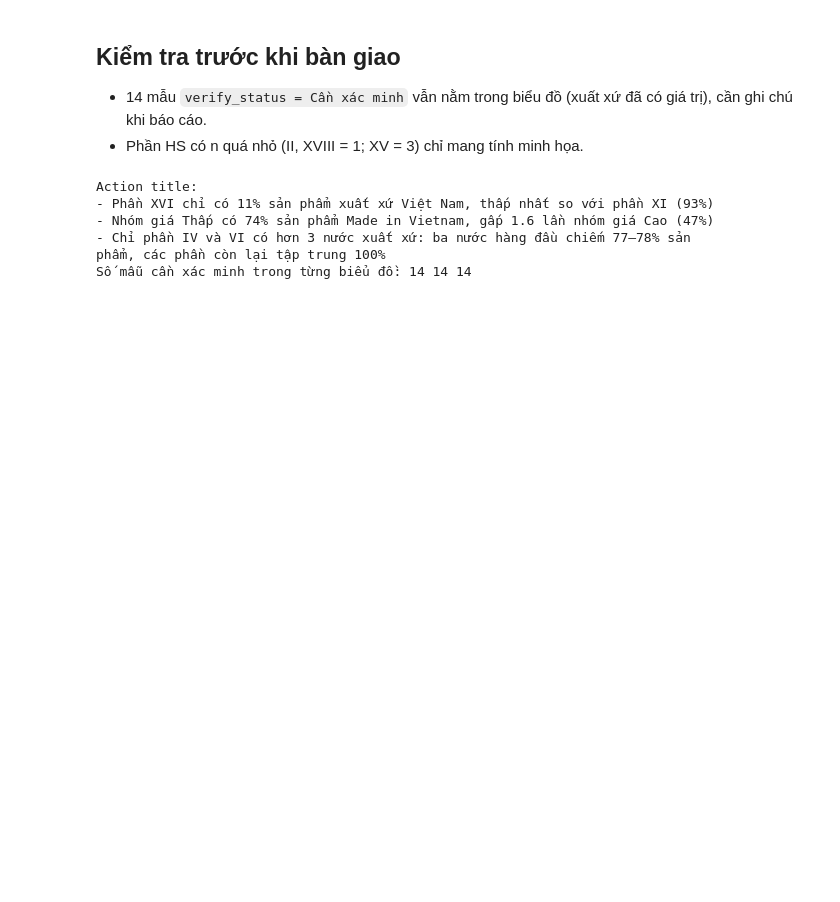
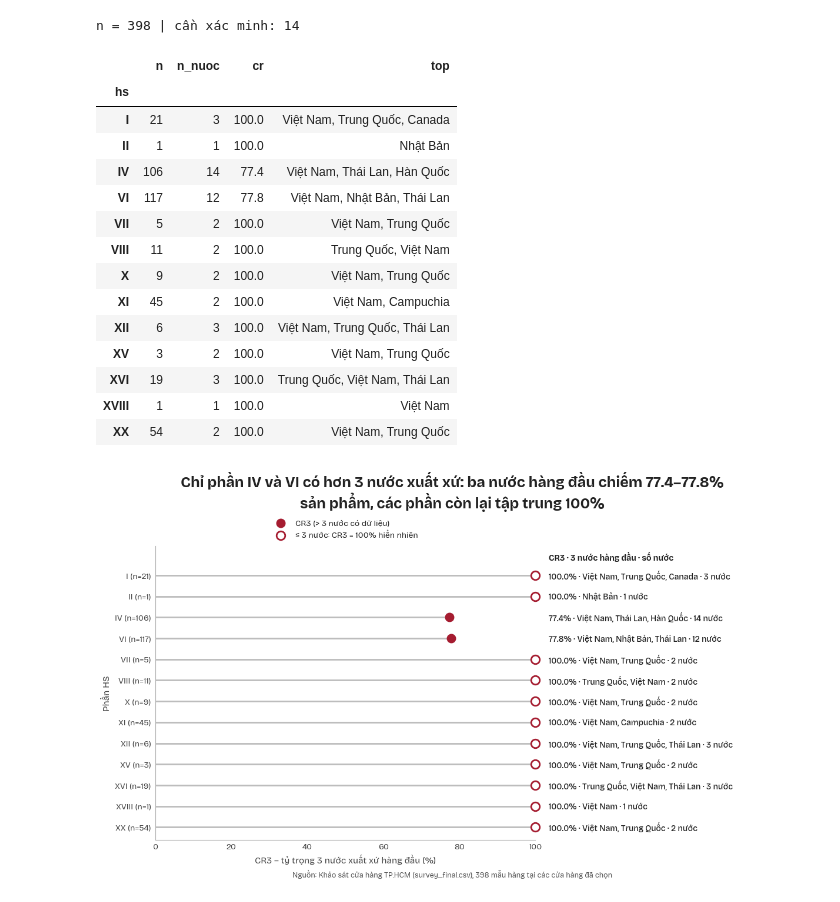
Before and after one commit to vyhuynh31241021458-hash/NOBEL-V-T-L---TR-C-QUAN-HO-D-LI-U, a Jupyter notebook: notebooks/core_charts/C06.ipynb, the cells around one changed output. Saved outputs shown, nothing was run; the diff lists cells and outputs as text; code cells hidden in the pictures; blank space fills up the shorter version.

Commit message:
Add C06 charts (C06A, C06B, C06C)

```diff
--- a/notebooks/core_charts/C06.ipynb
+++ b/notebooks/core_charts/C06.ipynb
@@ -223,16 +229,18 @@ with apply_style():
-# %% [markdown]
-## Kiểm tra trước khi bàn giao
-- 14 mẫu `verify_status = Cần xác minh` vẫn nằm trong biểu đồ (xuất xứ đã có giá trị), cần ghi chú khi báo cáo.
-- Phần HS có n quá nhỏ (II, XVIII = 1; XV = 3) chỉ mang tính minh họa.
-# %%
-print("Action title:")
-for t in (title_c06a, title_c06b, title_c06c): print("-", t)
-print("Số mẫu cần xác minh trong từng biểu đồ:",
-      (df_c06a.verify_status != "OK").sum(), (df_c06b.verify_status != "OK").sum(), (df_c06c.verify_status != "OK").sum())
-# %% [output]
-Action title:
-- Phần XVI chỉ có 11% sản phẩm xuất xứ Việt Nam, thấp nhất so với phần XI (93%)
-- Nhóm giá Thấp có 74% sản phẩm Made in Vietnam, gấp 1.6 lần nhóm giá Cao (47%)
-- Chỉ phần IV và VI có hơn 3 nước xuất xứ: ba nước hàng đầu chiếm 77–78% sản
-phẩm, các phần còn lại tập trung 100%
-Số mẫu cần xác minh trong từng biểu đồ: 14 14 14
+# %%
+# [C06C] HÀM XỬ LÝ DỮ LIỆU
+def prep_c06c(df, hs_sections=None, top_k=3, only_verified=False, sort_by="hs"):
+    """CR-k theo phần HS. sort_by: 'hs' (I → XX) hoặc 'cr' (giảm dần)."""
+    d = df.dropna(subset=["hs2022_section", "origin_country"])
+    if only_verified:
+        d = d[d.verify_status == "OK"]
+    if hs_sections:
+        d = d[d.hs2022_section.isin(hs_sections)]
+    rec = []
+    for s in [s for s in HS_ORDER if s in set(d.hs2022_section)]:
+        vc = d.loc[d.hs2022_section == s, "origin_country"].value_counts()
+        rec.append(dict(hs=s, n=vc.sum(), n_nuoc=len(vc), cr=vc.head(top_k).sum() / vc.sum() * 100,
+                        top=", ".join(vc.head(top_k).index)))
+    out = pd.DataFrame(rec).set_index("hs")
+    if sort_by == "cr":
+        out = out.sort_values("cr", ascending=False)
+    return out, d
@@ -238,0 +275,39 @@ Số mẫu cần xác minh trong từng biểu đồ: 14 14 14
+# %%
+# [C06C] THAM SỐ → GỌI HÀM → KIỂM TRA → LƯU ẢNH
+# ---- THAM SỐ ----
+HS_SECTIONS_C   = None     # None = tất cả; hoặc ["IV", "VI"]
+TOP_K           = 3        # CR3 → đổi 2 hoặc 5 để ra CR2 / CR5
+SORT_BY         = "hs"     # "hs" = I → XX ; "cr" = giảm dần theo CR
+ONLY_VERIFIED_C = False
+COLOR_C         = VN_COLOR
+ACTION_TITLE_C  = ("Chỉ phần IV và VI có hơn 3 nước xuất xứ: ba nước hàng đầu chiếm 77.4–77.8% sản phẩm, "
+                   "các phần còn lại tập trung 100%")
+NOTE_C          = ""
+FILE_C          = "C06C_cr3_theo_hs.png"
+
+cr_c06c, df_c06c = prep_c06c(df, HS_SECTIONS_C, TOP_K, ONLY_VERIFIED_C, SORT_BY)
+print("n =", len(df_c06c), "| cần xác minh:", (df_c06c.verify_status != "OK").sum())
+display(cr_c06c.round(1))
+
+fig_c06c, ax_c06c = plot_c06c(cr_c06c, ACTION_TITLE_C, TOP_K, COLOR_C, note=NOTE_C)
+with apply_style():
+    fig_c06c.savefig(OUT / FILE_C, dpi=300)
+plt.show()
+# %% [output]
+n = 398 | cần xác minh: 14
+|  | n | n_nuoc | cr | top |
+| hs |  |  |  |  |
+| I | 21 | 3 | 100.0 | Việt Nam, Trung Quốc, Canada |
+| II | 1 | 1 | 100.0 | Nhật Bản |
+| IV | 106 | 14 | 77.4 | Việt Nam, Thái Lan, Hàn Quốc |
+| VI | 117 | 12 | 77.8 | Việt Nam, Nhật Bản, Thái Lan |
+| VII | 5 | 2 | 100.0 | Việt Nam, Trung Quốc |
+| VIII | 11 | 2 | 100.0 | Trung Quốc, Việt Nam |
+| X | 9 | 2 | 100.0 | Việt Nam, Trung Quốc |
+| XI | 45 | 2 | 100.0 | Việt Nam, Campuchia |
+| XII | 6 | 3 | 100.0 | Việt Nam, Trung Quốc, Thái Lan |
+| XV | 3 | 2 | 100.0 | Việt Nam, Trung Quốc |
+| XVI | 19 | 3 | 100.0 | Trung Quốc, Việt Nam, Thái Lan |
+| XVIII | 1 | 1 | 100.0 | Việt Nam |
+| XX | 54 | 2 | 100.0 | Việt Nam, Trung Quốc |
+[figure, added]
```
Also changed, not shown: parts of 18 cells of this notebook, 3 other files.
